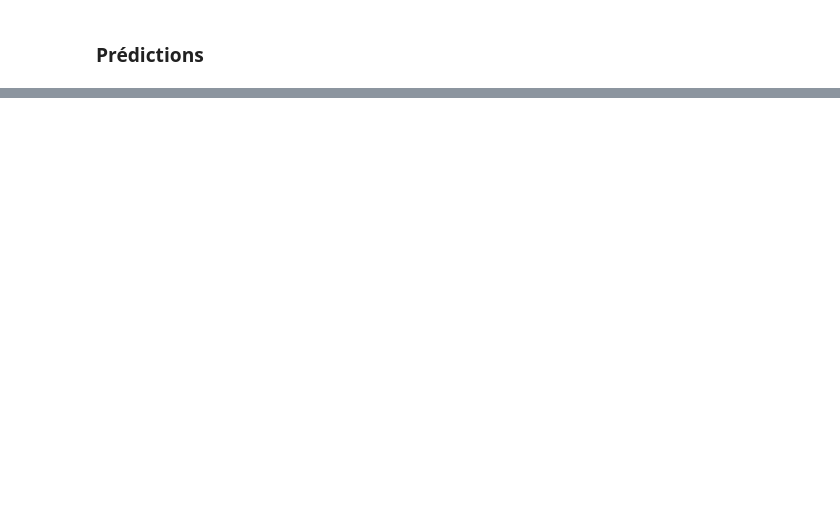
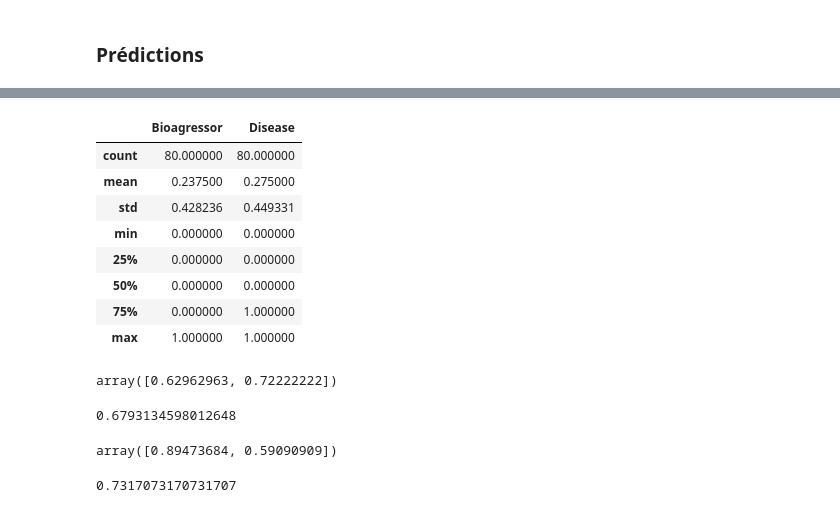
Before and after one commit to sufianj/fast-camembert, a Jupyter notebook: camembert_tuto.ipynb, the cells around one changed output, grey strips where cells are left out. Saved outputs shown, nothing was run; the diff lists cells and outputs as text; code cells hidden in the pictures; blank space fills up the shorter version.

```diff
--- a/camembert_tuto.ipynb
+++ b/camembert_tuto.ipynb
@@ -272,0 +400,3 @@ predictor.predict("Favorisée par les conditions climatiques,l'activité du Carp
+# %%
+df_y_real = pd.DataFrame(df_val, columns=['Bioagressor', 'Disease'])
+df_y_real.tail()
@@ -272,0 +410,12 @@ predictor.predict("Favorisée par les conditions climatiques,l'activité du Carp
+# %%
+df_y_real.describe()
+# %% [output]
+|  | Bioagressor | Disease |
+| count | 80.000000 | 80.000000 |
+| mean | 0.237500 | 0.275000 |
+| std | 0.428236 | 0.449331 |
+| min | 0.000000 | 0.000000 |
+| 25% | 0.000000 | 0.000000 |
+| 50% | 0.000000 | 0.000000 |
+| 75% | 0.000000 | 1.000000 |
+| max | 1.000000 | 1.000000 |
@@ -272,0 +425,16 @@ predictor.predict("Favorisée par les conditions climatiques,l'activité du Carp
+# %%
+precision_score(y_true=df_y_real.values, y_pred=df_y_pred.values > 0.5,average=None) #If None, the scores for each class are returned
+# %% [output]
+array([0.62962963, 0.72222222])
+# %%
+precision_score(y_true=df_y_real.values, y_pred=df_y_pred.values > 0.5, average='weighted')
+# %% [output]
+0.6793134598012648
+# %%
+recall_score(y_true=df_y_real.values, y_pred=df_y_pred.values > 0.5,average=None)
+# %% [output]
+array([0.89473684, 0.59090909])
+# %%
+recall_score(y_true=df_y_real.values, y_pred=df_y_pred.values > 0.5,average='weighted')
+# %% [output]
+0.7317073170731707
```
Also changed, not shown: parts of 53 cells of this notebook, 3 other files.
